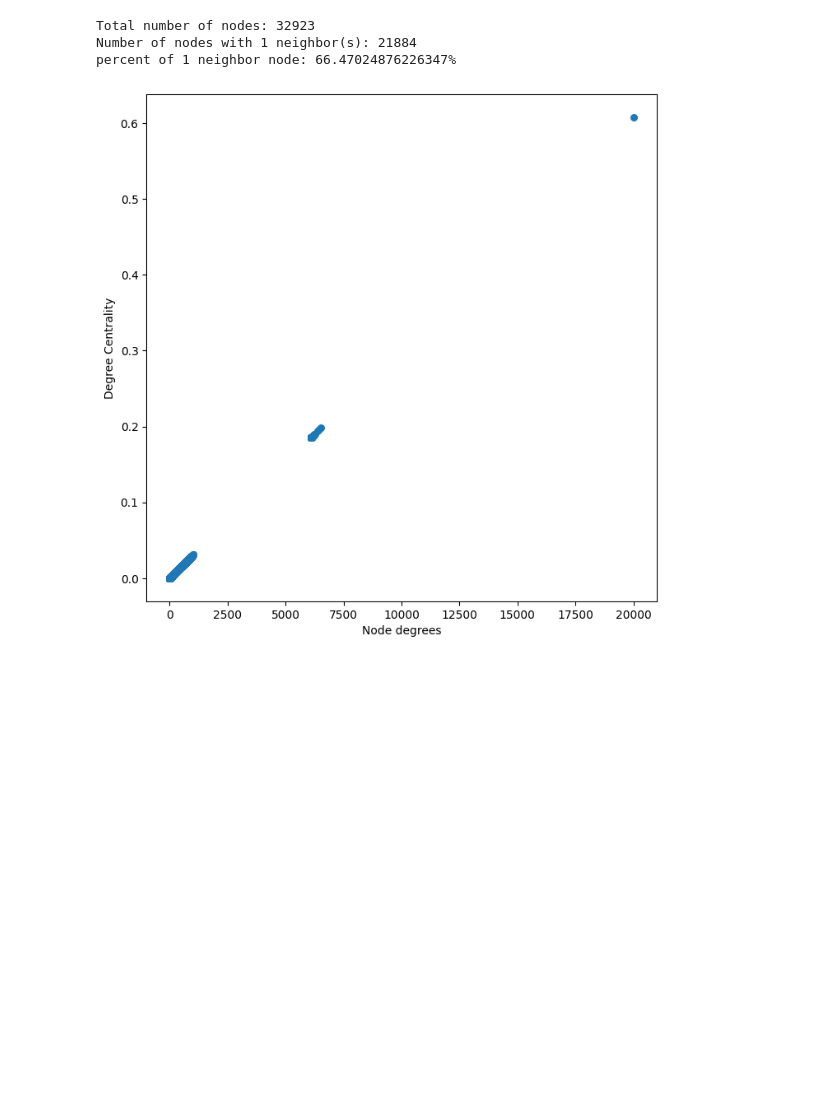
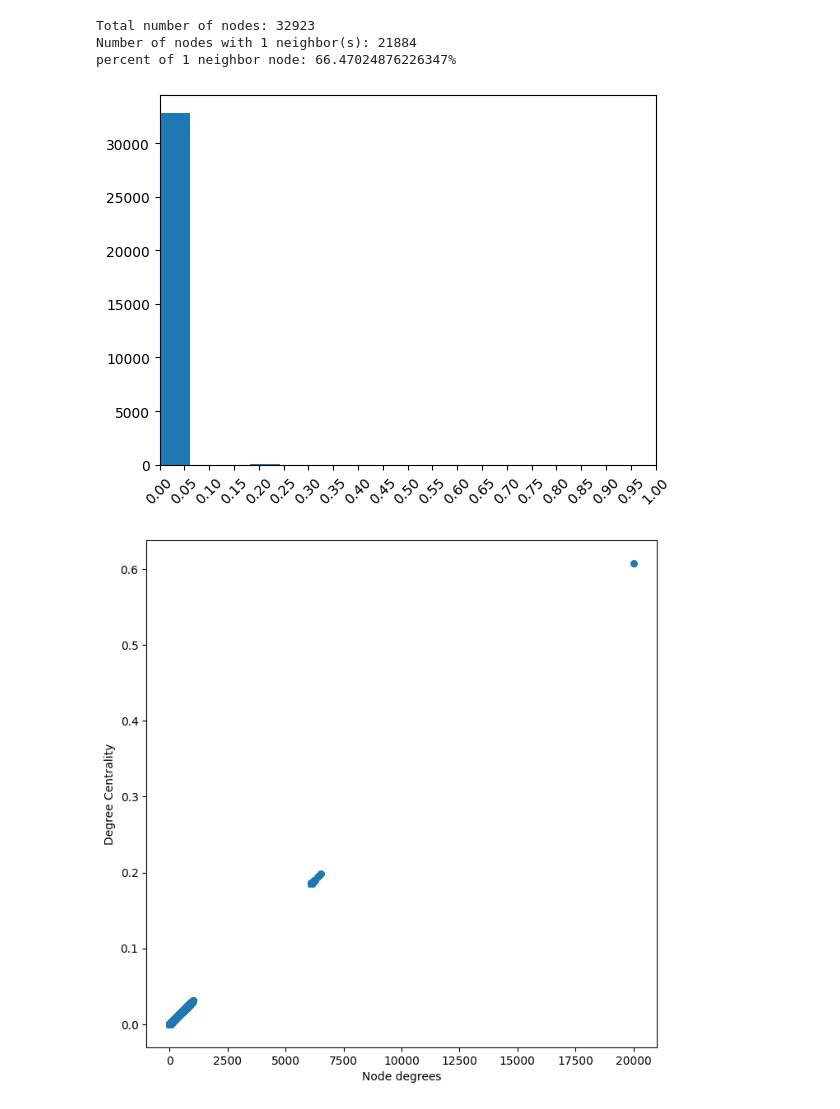
Before and after one commit to lucyzhang95/MAGNN_MKG, a Jupyter notebook: analysis/network.ipynb, the cells around one changed output. Saved outputs shown, nothing was run; the diff lists cells and outputs as text; code cells hidden in the pictures; blank space fills up the shorter version.

```diff
--- a/analysis/network.ipynb
+++ b/analysis/network.ipynb
@@ -90,4 +104,12 @@ print(f"percent of 1 neighbor node: {len(one_nbr)/len(G.nodes())*100}%")
 Total number of nodes: 32923
 Number of nodes with 1 neighbor(s): 21884
 percent of 1 neighbor node: 66.47024876226347%
+# %%
+# visualize degree centrality distribution
+plt.hist(list(degree_centrality.values()))
+plt.xlim(0, 1)
+plt.xticks(np.arange(0, 1.05, 0.05), rotation=45)
+plt.show()
+# %% [output]
+[figure, added]
 # %%
```
Also changed, not shown: parts of 13 cells of this notebook.
